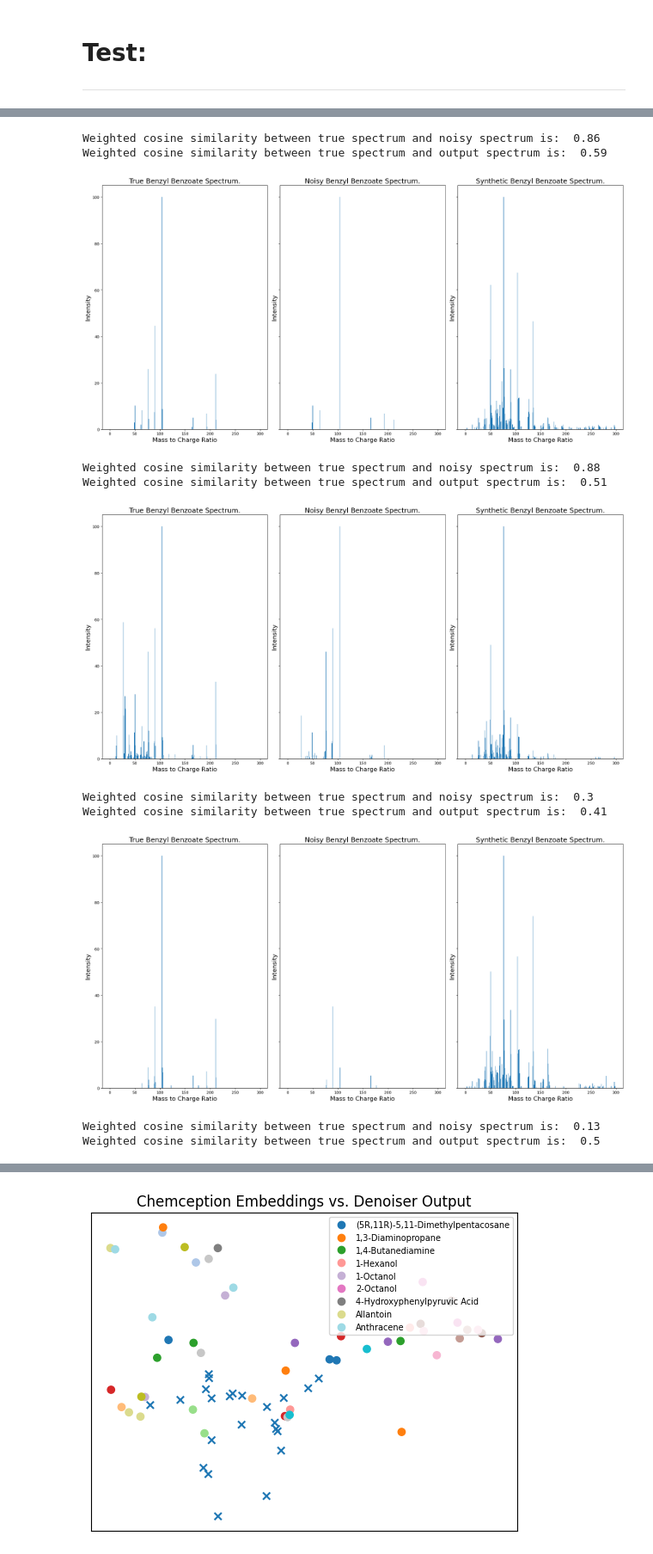
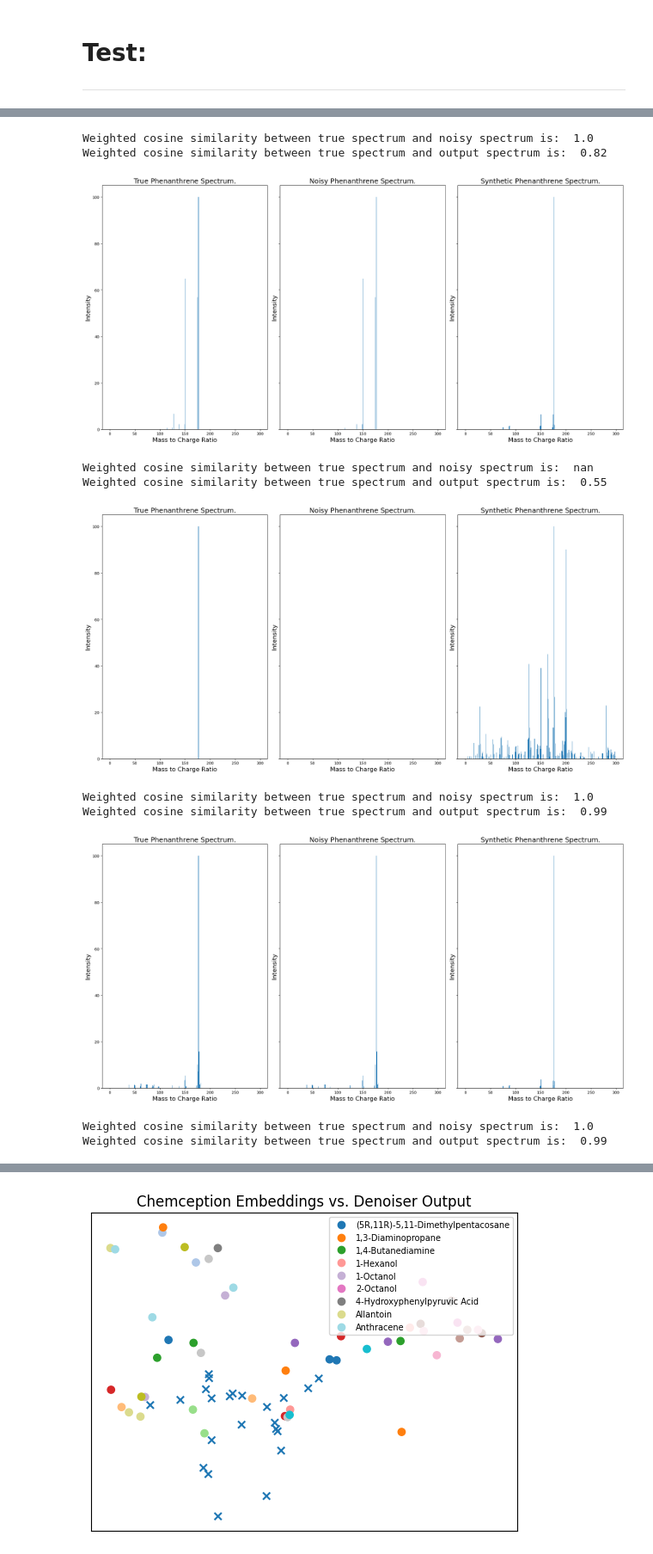
Before and after one commit to CateMerfeld/mass_spec, a Jupyter notebook: single_model/denoiser.ipynb, the cells around one changed output, grey strips where cells are left out. Shown at 86% size. Saved outputs shown, nothing was run; the diff lists cells and outputs as text; code cells hidden in the pictures.

Commit message:
denoiser output

```diff
--- a/single_model/denoiser.ipynb
+++ b/single_model/denoiser.ipynb
@@ -59,5 +46,0 @@ Using device: cuda
-# %%
-for i in range(100):
-    x = 3 * i / 100
-    wandb.log({"how dumb is randy": x})
-    wandb.log({"how smart is cate": x+17})
@@ -145,5 +171,5 @@ def get_weighted_cosine_similarity(output, target):
 # %%
-def plot_results(real_spectra, fake_spectra, noisy_spectra, labels, idx=[0,10], window=300, cutoff = 0.5):
+def plot_results_w_noisy_spec(real_spectra, fake_spectra, noisy_spectra, labels, idx=[0,10], window=300, cutoff = 0.5):
   """
   Plot and compare real, noisy, and synthetic spectra within a specified index range.
 
@@ -697,21 +760,25 @@ len(no_branches)
 9
 # %%
 loss_type = 'spectra'
-test_chems = ['Caffeine', 'Biphenyl', 'Benzyl Benzoate']
+# test_chems = ['Caffeine', 'Biphenyl', 'Benzyl Benzoate']
 # test_chems = ['Phenanthrene', 'Anthracene', 'Fluorene']
 # test_chems = ['Naphthalene']
+# test_chems = ['Benzoic Acid']
+# test_chems = ['Fluorene']
+test_chems = ['Phenanthrene']
 # test_chems = no_rings_no_branches
 # test_chems = rings_branches
 
 train_chems = all_chemical_names.copy()
 for chem in test_chems:
     train_chems.remove(chem)
-noise_pct = .8
-test_noise_pct = .8
+noise_pct = .5
+test_noise_pct = .5
 test_emb_noise_pct = False
 # test_emb_noise_pct = 1
 # test_chems = ['Anthracene']
-test_chems = ['Benzyl Benzoate']
+# test_chems = ['Benzyl Benzoate']
+
 # test_chems = ['Allantoin', '4-Hydroxyphenylpyruvic Acid', 'L-Tyrosine', 'Benzoic Acid']
 # train_noisy_data, test_noisy_data = create_dataset(spectra_new_conditions, embeddings, noise_loc=loss_type, noise_pct=noise_pct, training_chems=train_chems, test_chems=test_chems, instrument_idx=None)
 train_noisy_data, test_noisy_data = create_dataset(spectra_new_conditions, embeddings, noise_loc=loss_type, noise_pct=noise_pct, test_noise_pct=test_noise_pct, training_chems=train_chems, test_chems=test_chems, instrument_idx=None, test_emb_noise_pct=test_emb_noise_pct)
@@ -816,18 +899,18 @@ Loss = tensor(0.0691)
 # %%
 true_spectra = [vec[:915].detach().numpy() for vec in test_true_values]
 noisy_spectra = [vec[:915].detach().numpy() for vec in test_noisy_values]
 output_spectra = [vec[:915].detach().numpy() for vec in test_output]
-plot_results(true_spectra, output_spectra, noisy_spectra, test_labels, idx=[0,5])
+plot_results_w_noisy_spec(true_spectra, output_spectra, noisy_spectra, test_labels, idx=[0,5])
 # plot_results(true_spectra, noisy_spectra, test_labels, idx=[0,3])
 # %% [output]
-Weighted cosine similarity between true spectrum and noisy spectrum is:  0.86
-Weighted cosine similarity between true spectrum and output spectrum is:  0.59
+Weighted cosine similarity between true spectrum and noisy spectrum is:  1.0
+Weighted cosine similarity between true spectrum and output spectrum is:  0.82
-[figure, old version]
+[figure, new version]
-Weighted cosine similarity between true spectrum and noisy spectrum is:  0.88
-Weighted cosine similarity between true spectrum and output spectrum is:  0.51
+Weighted cosine similarity between true spectrum and noisy spectrum is:  nan
+Weighted cosine similarity between true spectrum and output spectrum is:  0.55
-[figure, old version]
+[figure, new version]
-Weighted cosine similarity between true spectrum and noisy spectrum is:  0.3
-Weighted cosine similarity between true spectrum and output spectrum is:  0.41
+Weighted cosine similarity between true spectrum and noisy spectrum is:  1.0
+Weighted cosine similarity between true spectrum and output spectrum is:  0.99
-[figure, old version]
+[figure, new version]
-Weighted cosine similarity between true spectrum and noisy spectrum is:  0.13
-Weighted cosine similarity between true spectrum and output spectrum is:  0.5
+Weighted cosine similarity between true spectrum and noisy spectrum is:  1.0
+Weighted cosine similarity between true spectrum and output spectrum is:  0.99
```
Also changed, not shown: parts of 12 cells of this notebook.
